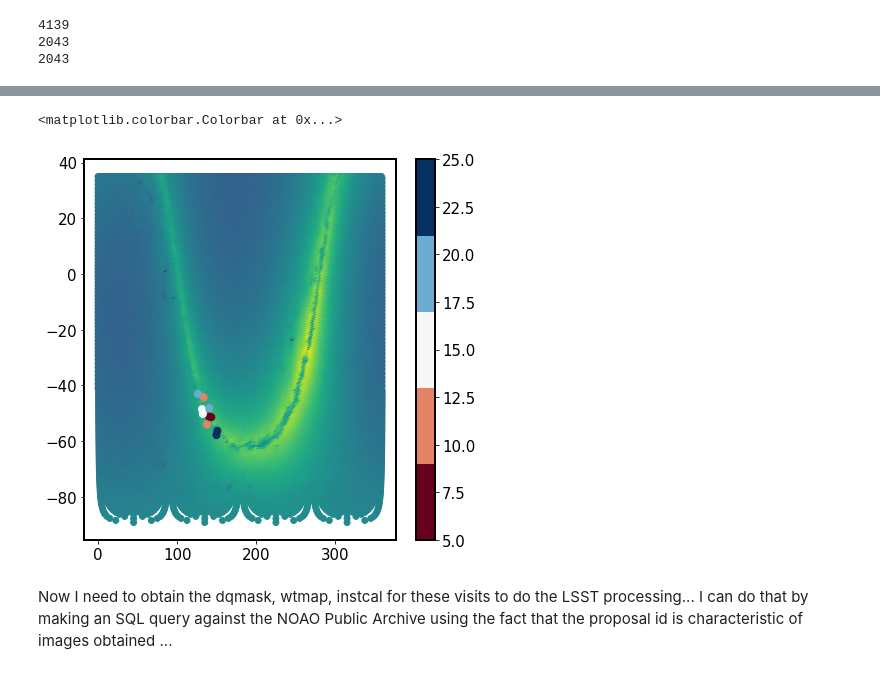
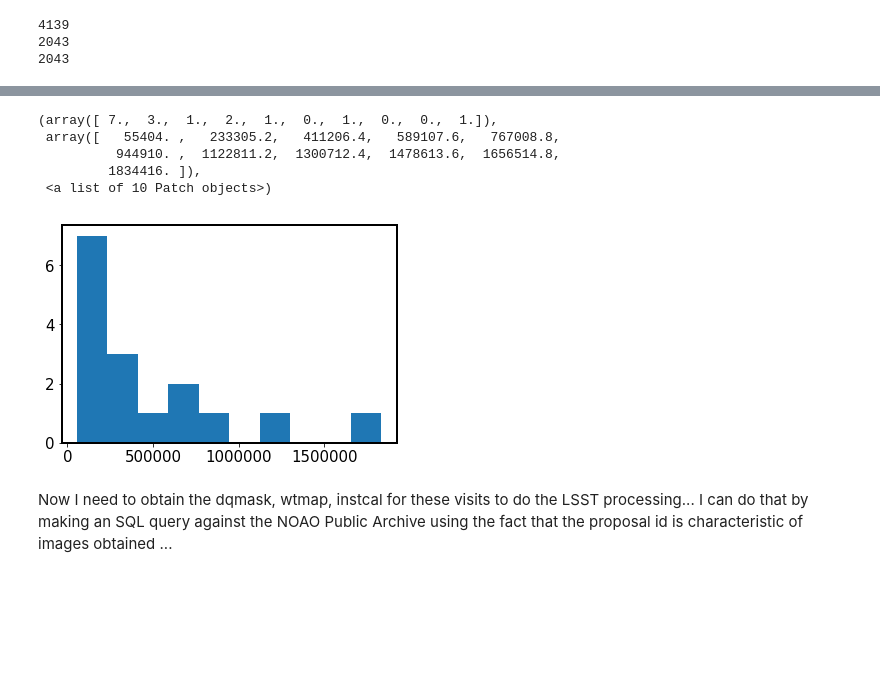
Before and after one commit to suberlak/crowded_fields, a Jupyter notebook: code/N0_DECAPS_select_MAF.ipynb, the cells around one changed output, grey strips where cells are left out. Cells and saved outputs as stored; diff of their text form; code cells hidden in the pictures; blank space fills up the shorter version.

```diff
--- a/code/N0_DECAPS_select_MAF.ipynb
+++ b/code/N0_DECAPS_select_MAF.ipynb
@@ -346,16 +406,12 @@ selected_visits[['density','sb_name','ra','dec', 'exptime', 'visit', 'source_den
-# %%
-
-fig,ax = plt.subplots(1,1,figsize=(7,7))
-ax.scatter(healpix_coords.ra.deg, healpix_coords.dec.deg,c=z)
-d = len(np.unique(selected_visits['density']))
-cmap = plt.get_cmap('RdBu', d)
-image = ax.scatter(selected_visits['ra'], selected_visits['dec'], s=50,
-           c=selected_visits['density'],
-           cmap=cmap)
-plt.colorbar(image)
-# %% [output]
-<matplotlib.colorbar.Colorbar at 0x...>
-[figure, removed]
+# %%
+plt.hist(selected_visits['source_density'])
+# %% [output]
+(array([ 7.,  3.,  1.,  2.,  1.,  0.,  1.,  0.,  0.,  1.]),
+ array([   55404. ,   233305.2,   411206.4,   589107.6,   767008.8,
+          944910. ,  1122811.2,  1300712.4,  1478613.6,  1656514.8,
+         1834416. ]),
+ <a list of 10 Patch objects>)
+[figure, added]
 # %% [markdown]
 Now I need to obtain the dqmask, wtmap, instcal for these visits to do the LSST processing... I can do that by making an SQL query against the NOAO Public Archive using the fact that the proposal id is characteristic of images obtained ...
 # %%
```
Also changed, not shown: parts of 49 cells of this notebook, 4 other files.
